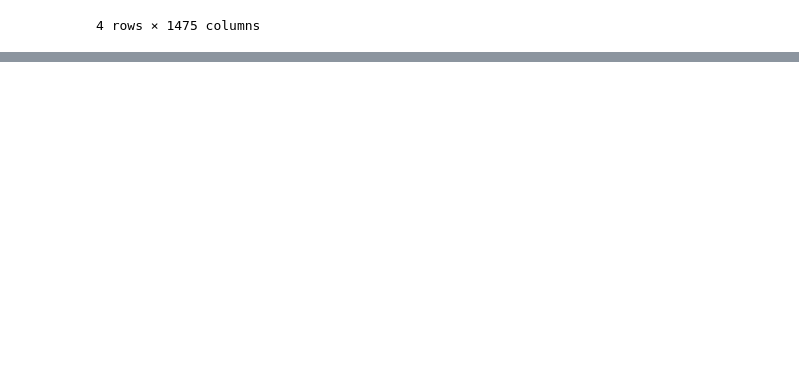
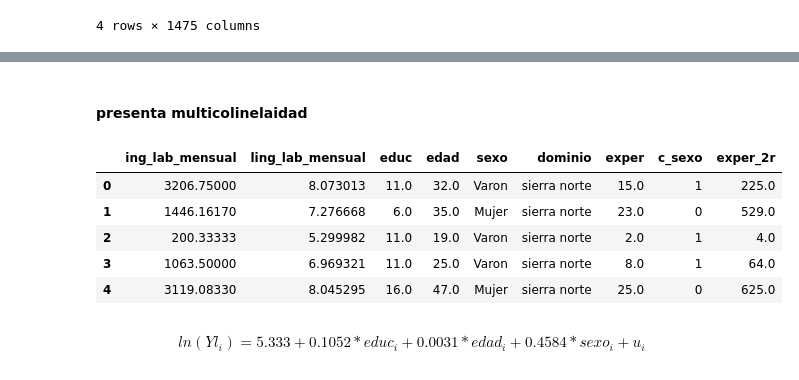
Before and after one commit to llukitas/Machine_Learning_Tutorial, a Jupyter notebook: 01_Regression/Regression_Mincer.ipynb, the cells around one changed output, grey strips where cells are left out. Cells and saved outputs as stored; diff of their text form; code cells hidden in the pictures; blank space fills up the shorter version.

```diff
--- a/01_Regression/Regression_Mincer.ipynb
+++ b/01_Regression/Regression_Mincer.ipynb
@@ -55,0 +172,16 @@ df_mincer.head()
+# %% [markdown]
+#### presenta multicolinelaidad
+# %%
+## incluir el sexo por brecha salarial
+datareg["c_sexo"] = datareg.sexo.map({'Mujer':0 ,'Varon':1})
+datareg["exper_2r"] =datareg["exper"] * datareg["exper"]
+datareg.head()
+# %% [output]
+|  | ing_lab_mensual | ling_lab_mensual | educ | edad | sexo | dominio | exper | c_sexo | exper_2r |
+| 0 | 3206.75000 | 8.073013 | 11.0 | 32.0 | Varon | sierra norte | 15.0 | 1 | 225.0 |
+| 1 | 1446.16170 | 7.276668 | 6.0 | 35.0 | Mujer | sierra norte | 23.0 | 0 | 529.0 |
+| 2 | 200.33333 | 5.299982 | 11.0 | 19.0 | Varon | sierra norte | 2.0 | 1 | 4.0 |
+| 3 | 1063.50000 | 6.969321 | 11.0 | 25.0 | Varon | sierra norte | 8.0 | 1 | 64.0 |
+| 4 | 3119.08330 | 8.045295 | 16.0 | 47.0 | Mujer | sierra norte | 25.0 | 0 | 625.0 |
+# %% [markdown]
+$$ln\left(Yl_i\right) = 5.333+0.1052*educ_i+ 0.0031*edad_i+0.4584*sexo_i+u_i$$
```
Also changed, not shown: parts of 30 cells of this notebook.
